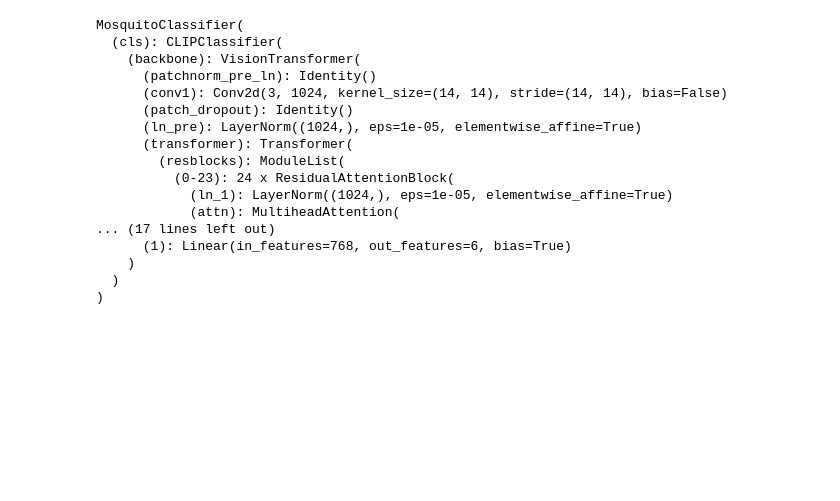
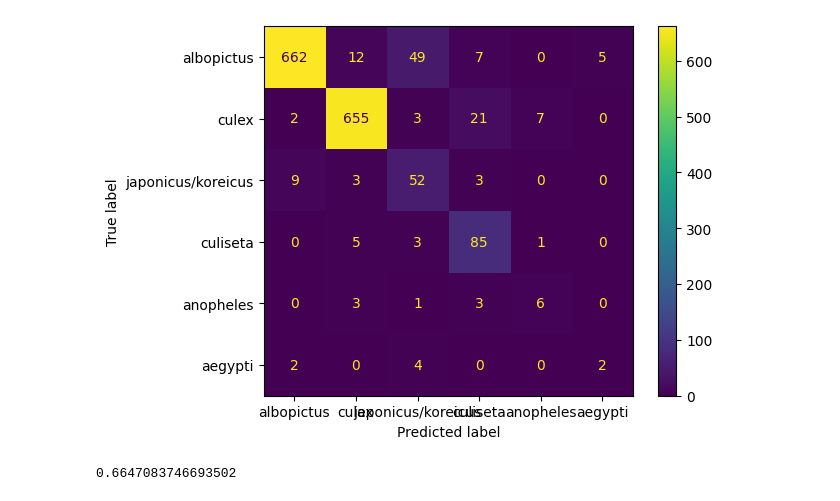
Before and after one commit to HCA97/Mosquito-Classifiction, a Jupyter notebook: mosquito_classification_v1.ipynb, the cells around one changed output. Cells and saved outputs as stored; diff of their text form; code cells hidden in the pictures; blank space fills up the shorter version.

Commit message:
clip classifier

```diff
--- a/mosquito_classification_v1.ipynb
+++ b/mosquito_classification_v1.ipynb
@@ -64,21 +17,0 @@ open_clip.list_pretrained()
-# %%
-model = lc.MosquitoClassifier.load_from_checkpoint("lightning_logs/version_5/checkpoints/epoch=0-val_loss=1.1076147556304932.ckpt")
-model
-# %% [output]
-MosquitoClassifier(
-  (cls): CLIPClassifier(
-    (backbone): VisionTransformer(
-      (patchnorm_pre_ln): Identity()
-      (conv1): Conv2d(3, 1024, kernel_size=(14, 14), stride=(14, 14), bias=False)
-      (patch_dropout): Identity()
-      (ln_pre): LayerNorm((1024,), eps=1e-05, elementwise_affine=True)
-      (transformer): Transformer(
-        (resblocks): ModuleList(
-          (0-23): 24 x ResidualAttentionBlock(
-            (ln_1): LayerNorm((1024,), eps=1e-05, elementwise_affine=True)
-            (attn): MultiheadAttention(
-... (17 lines left out)
-      (1): Linear(in_features=768, out_features=6, bias=True)
-    )
-  )
-)
@@ -84,0 +57,46 @@ MosquitoClassifier(
+# %%
+model = lc.MosquitoClassifier.load_from_checkpoint(model_checkpoint).eval().cuda()
+# %%
+annotations_df = pd.read_csv(annotations_csv)
+train_df = annotations_df.sample(frac=0.8, random_state=200)
+val_df = annotations_df.drop(train_df.index)
+
+
+train_dataset = dl.SimpleClassificationDataset(
+    train_df,
+    img_dir,
+    class_dict,
+    transform,
+    dl.aug("resize"),
+    class_balance=False,
+)
+train_dataloader = DataLoader(
+    train_dataset,
+    batch_size=bs,
+    shuffle=False,
+    num_workers=6,
+)
+
+val_dataset = dl.SimpleClassificationDataset(
+    val_df,
+    img_dir,
+    class_dict,
+    transform,
+    dl.aug("resize"),
+    class_balance=False,
+)
+val_dataloader = DataLoader(
+    val_dataset,
+    batch_size=bs,
+    shuffle=False,
+    num_workers=6,
+)
+# %%
+v_t, v_p = predict(model, val_dataloader)
+plot_confusion(v_t, v_p, labels)
+# %% [output]
+[figure, added]
+# %%
+f1_score(v_t, v_p, average='macro')
+# %% [output]
+0.6647083746693502
```
Also changed, not shown: parts of 13 cells of this notebook, 18 other files.
